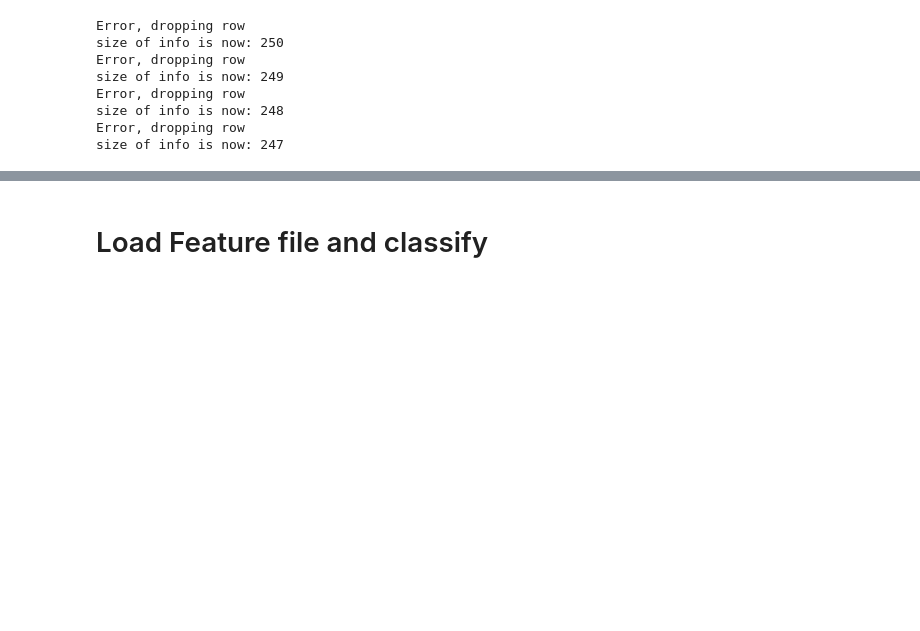
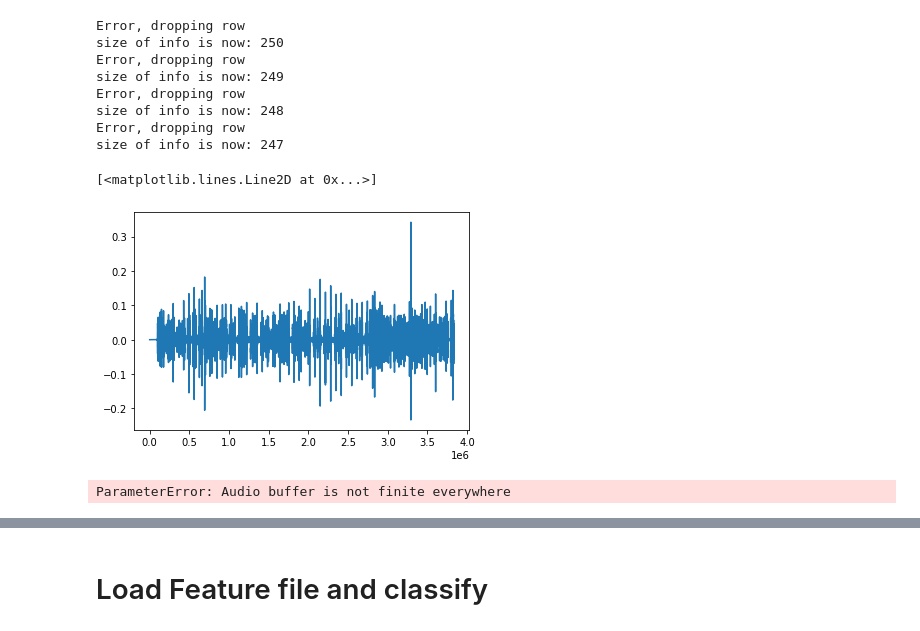
Before and after one commit to VedantKalbag/drum-style-identification, a Jupyter notebook: baseline_classifier.ipynb, the cells around one changed output, grey strips where cells are left out. Saved outputs shown, nothing was run; the diff lists cells and outputs as text; code cells hidden in the pictures; blank space fills up the shorter version.

```diff
--- a/baseline_classifier.ipynb
+++ b/baseline_classifier.ipynb
@@ -376,0 +411,13 @@ def extract_manual_features(x,fs):
+# %%
+x = df['audio'][0]
+x_low=butter_bandpass_filter(x,100,1000,fs)
+plt.plot(x_low)
+# %% [output]
+[<matplotlib.lines.Line2D at 0x...>]
+[figure, added]
+# %%
+import librosa.display
+D = librosa.amplitude_to_db(np.abs(librosa.stft(x_low)), ref=np.max)
+librosa.display.specshow(D,sr=44100)
+# %% [output]
+ParameterError: Audio buffer is not finite everywhere
```
Also changed, not shown: parts of 27 cells of this notebook.
